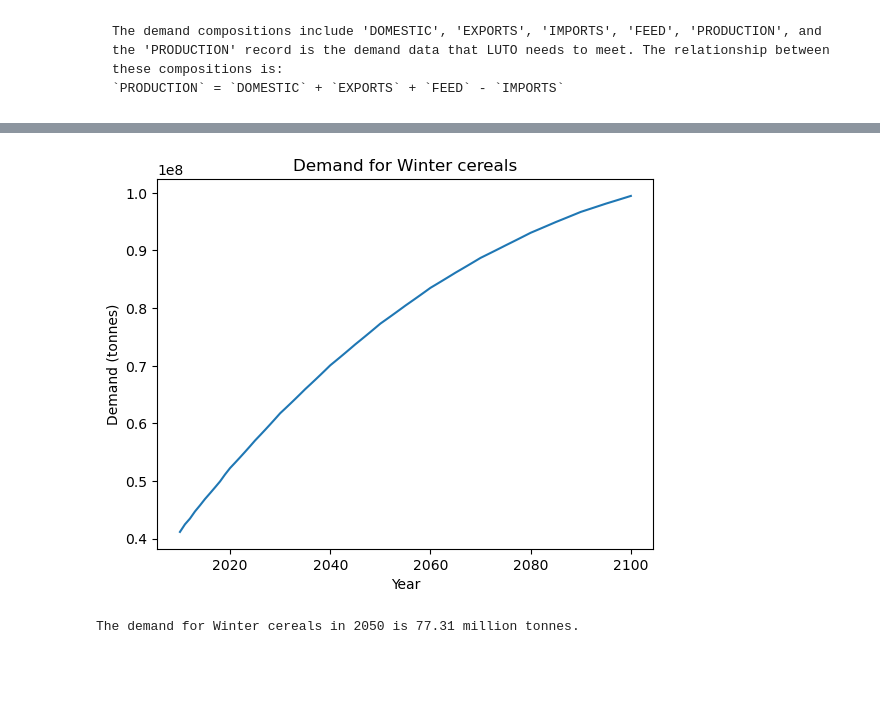
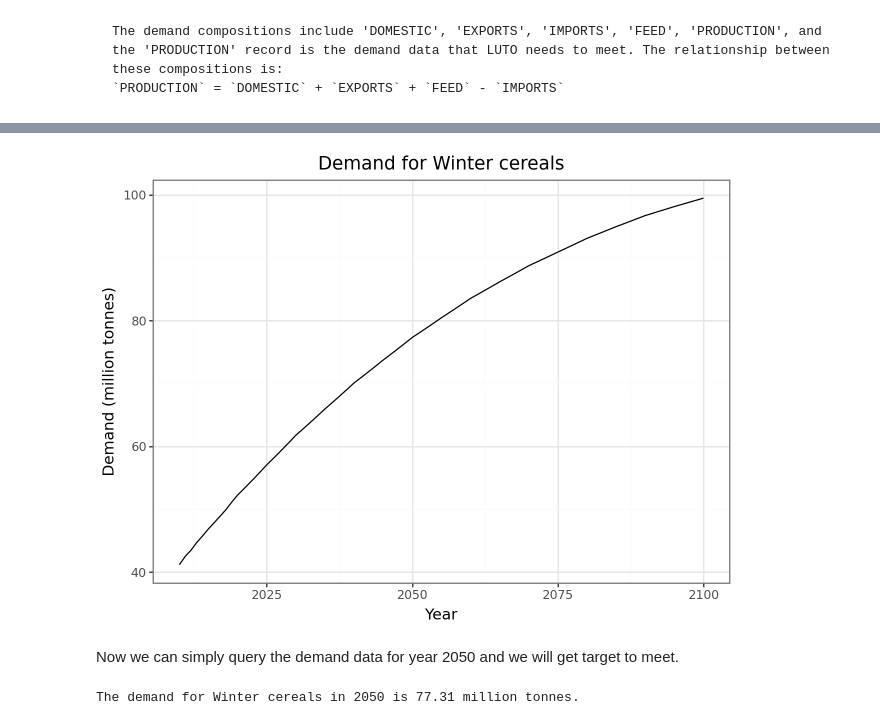
Before and after one commit to JinzhuWANG/LUTO_manual, a Jupyter notebook: Chap_1_1_LUTO_overview.ipynb, the cells around one changed output, grey strips where cells are left out. Saved outputs shown, nothing was run; the diff lists cells and outputs as text; code cells hidden in the pictures; blank space fills up the shorter version.

```diff
--- a/Chap_1_1_LUTO_overview.ipynb
+++ b/Chap_1_1_LUTO_overview.ipynb
@@ -26,6 +26,9 @@ import xarray as xr
 import numpy as np
 import pandas as pd
 import matplotlib.pyplot as plt
+import plotnine as p9
+from mizani.formatters import scientific_format
+
 
 
 # cd to the root folder of LUTO project
@@ -36,7 +39,7 @@ from luto.economics.agricultural.water import get_wreq_matrices
 from luto.tools.Manual_jupyter_books.helpers.parameters import legend_params
 
 
-# Run LUTO
-import luto.simulation as sim
-data = sim.load_data()
-sim.run(data=data, base=2010, target=2050)
+# # Run LUTO
+# import luto.simulation as sim
+# data = sim.load_data()
+# sim.run(data=data, base=2010, target=2050)
@@ -143,19 +190,26 @@ Index(['DOMESTIC', 'EXPORTS', 'IMPORTS', 'FEED', 'PRODUCTION'], dtype='object')
 # %%
+# HIDE CODE
+
 # Get the demand data
 demand_df = data.DEMAND_DATA.unstack().reset_index()
 demand_df.columns = ['Type', 'Year', 'Commodity', 'Value']
 
 
 # Get the demand for the selected land use
 demand_lu = demand_df.query('Type == "PRODUCTION" and Commodity == @lu_desc.lower()')
 
 
 # Plot the demand
-plt.plot(demand_lu['Year'], demand_lu['Value'])
-plt.ylabel('Demand (tonnes)')
-plt.xlabel('Year')
-plt.title(f'Demand for {lu_desc}')
-plt.show()
+fig = (p9.ggplot(demand_lu, p9.aes(x='Year', y='Value'))
+    + p9.geom_line()
+    + p9.theme_bw()
+    + p9.labs(title=f'Demand for {lu_desc}', x='Year', y='Demand (million tonnes)')
+    + p9.scale_y_continuous(labels=lambda f: [f'{x / 1e6:.0f}' for x in f])
+    )
+
+fig
 # %% [output]
-[figure, old version]
+[figure, new version]
+# %% [markdown]
+Now we can simply query the demand data for year 2050 and we will get target to meet.
 # %%
```
Also changed, not shown: parts of 9 cells of this notebook, 13 other files.
